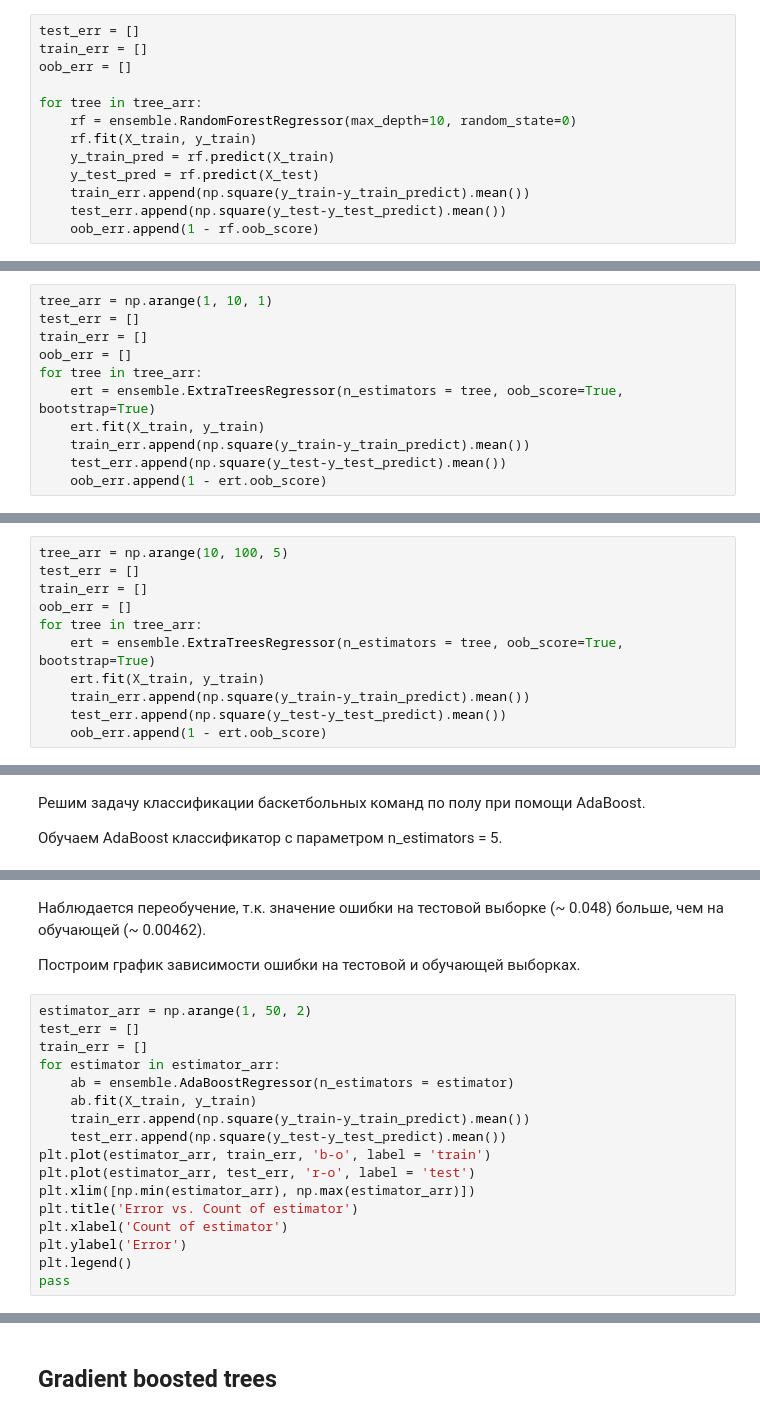
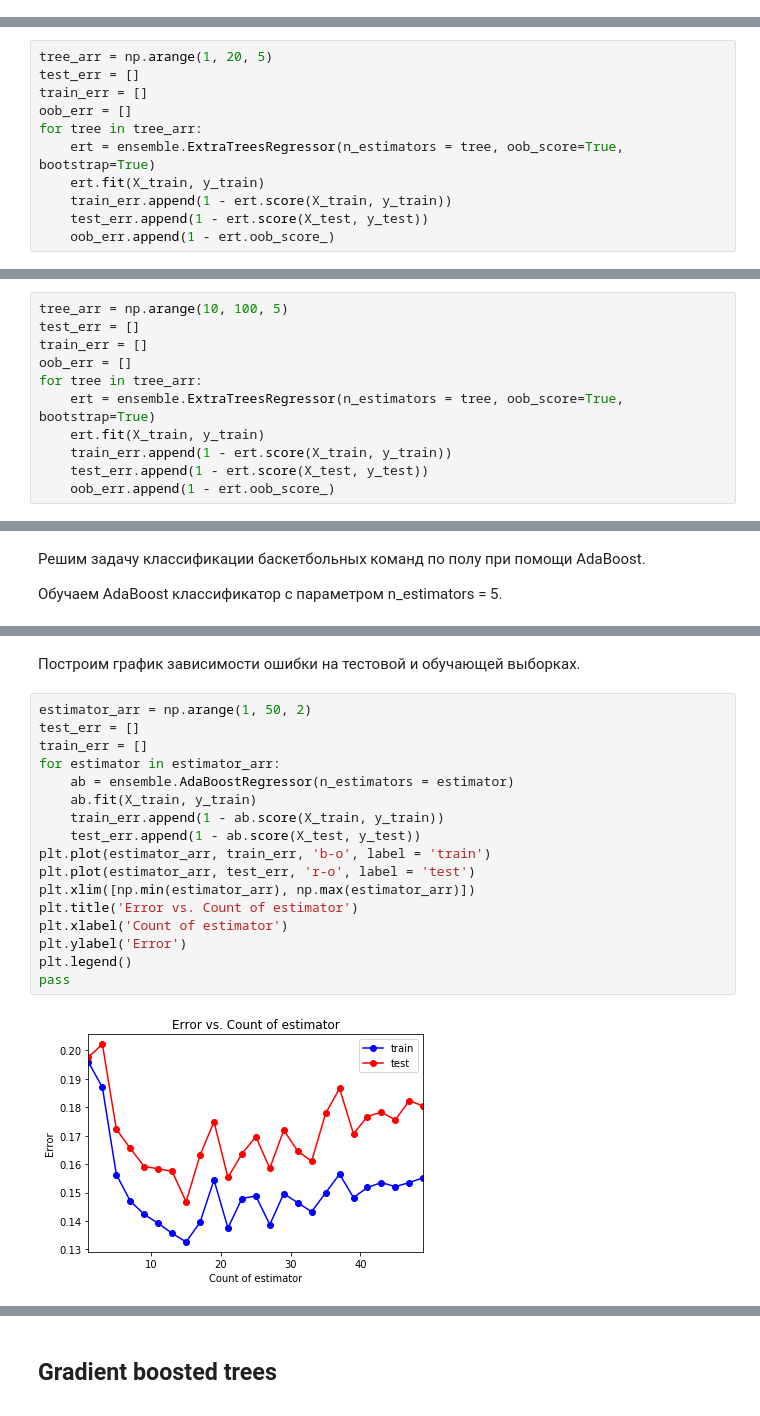
Before and after one commit to Zharikov/LOLKEK, a Jupyter notebook: Untitled1.ipynb, the cells around one changed output, grey strips where cells are left out. Saved outputs shown, nothing was run; the diff lists cells and outputs as text.

```diff
--- a/Untitled1.ipynb
+++ b/Untitled1.ipynb
@@ -566,13 +613,0 @@ pass
-# %%
-test_err = []
-train_err = []
-oob_err = []
-
-for tree in tree_arr:
-    rf = ensemble.RandomForestRegressor(max_depth=10, random_state=0)
-    rf.fit(X_train, y_train)
-    y_train_pred = rf.predict(X_train)
-    y_test_pred = rf.predict(X_test)
-    train_err.append(np.square(y_train-y_train_predict).mean())
-    test_err.append(np.square(y_test-y_test_predict).mean())
-    oob_err.append(1 - rf.oob_score)
@@ -621,16 +652,16 @@ print("Ошибка на тестовой выборке: ", err_test)
 
 Рассмотрим график на диапазоне от 1 до 10.
 # %%
-tree_arr = np.arange(1, 10, 1)
+tree_arr = np.arange(1, 20, 5)
 test_err = []
 train_err = []
 oob_err = []
 for tree in tree_arr:
     ert = ensemble.ExtraTreesRegressor(n_estimators = tree, oob_score=True, bootstrap=True)
     ert.fit(X_train, y_train)
-    train_err.append(np.square(y_train-y_train_predict).mean())
-    test_err.append(np.square(y_test-y_test_predict).mean())
-    oob_err.append(1 - ert.oob_score)
+    train_err.append(1 - ert.score(X_train, y_train))
+    test_err.append(1 - ert.score(X_test, y_test))
+    oob_err.append(1 - ert.oob_score_)
 # %%
 plt.plot(tree_arr, train_err, 'b-o', label = 'train')
 plt.plot(tree_arr, test_err, 'r-o', label = 'test')
@@ -654,9 +696,9 @@ oob_err = []
 for tree in tree_arr:
     ert = ensemble.ExtraTreesRegressor(n_estimators = tree, oob_score=True, bootstrap=True)
     ert.fit(X_train, y_train)
-    train_err.append(np.square(y_train-y_train_predict).mean())
-    test_err.append(np.square(y_test-y_test_predict).mean())
-    oob_err.append(1 - ert.oob_score)
+    train_err.append(1 - ert.score(X_train, y_train))
+    test_err.append(1 - ert.score(X_test, y_test))
+    oob_err.append(1 - ert.oob_score_)
 # %%
 plt.plot(tree_arr, train_err, 'b-o', label = 'train')
 plt.plot(tree_arr, test_err, 'r-o', label = 'test')
@@ -698,24 +745,24 @@ print("Ошибка на тестовой выборке: ", err_test)
 # %% [markdown]
-Наблюдается переобучение, т.к. значение ошибки на тестовой выборке (~ 0.048) больше, чем на обучающей (~ 0.00462).
-
 Построим график зависимости ошибки на тестовой и обучающей выборках.
 # %%
 estimator_arr = np.arange(1, 50, 2)
 test_err = []
 train_err = []
 for estimator in estimator_arr:
     ab = ensemble.AdaBoostRegressor(n_estimators = estimator)
     ab.fit(X_train, y_train)
-    train_err.append(np.square(y_train-y_train_predict).mean())
-    test_err.append(np.square(y_test-y_test_predict).mean())
+    train_err.append(1 - ab.score(X_train, y_train))
+    test_err.append(1 - ab.score(X_test, y_test))
 plt.plot(estimator_arr, train_err, 'b-o', label = 'train')
 plt.plot(estimator_arr, test_err, 'r-o', label = 'test')
 plt.xlim([np.min(estimator_arr), np.max(estimator_arr)])
 plt.title('Error vs. Count of estimator')
 plt.xlabel('Count of estimator')
 plt.ylabel('Error')
 plt.legend()
 pass
+# %% [output]
+[figure, added]
 # %%
 #Минимальные значения ошибок на обучающей и тестовой выборке равны:
 min_train_err = np.min(train_err)
```
Also changed, not shown: parts of 54 cells of this notebook.
